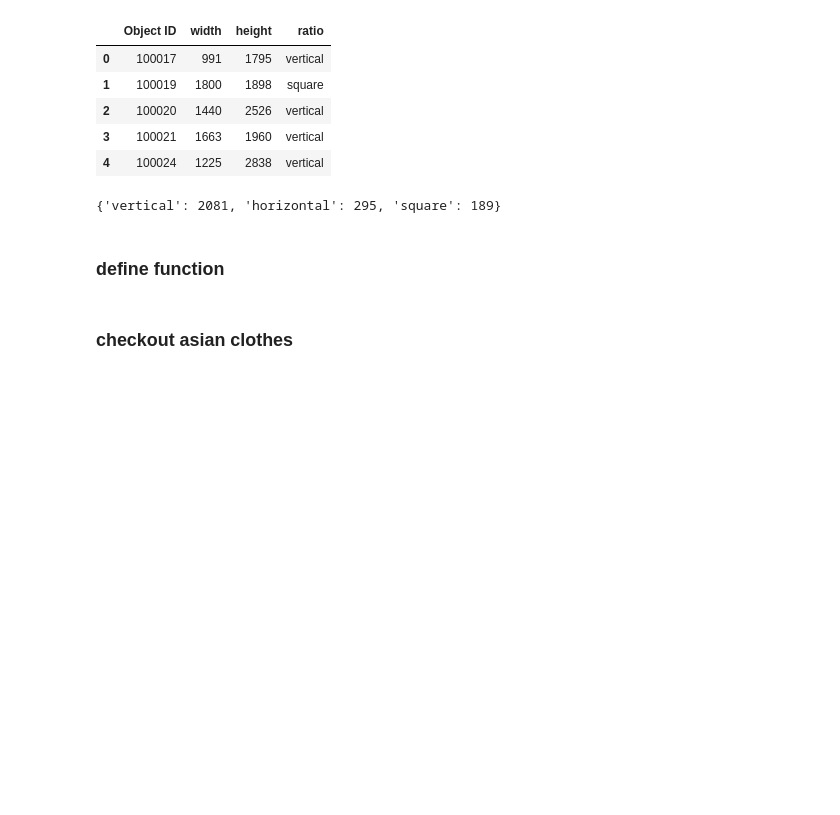
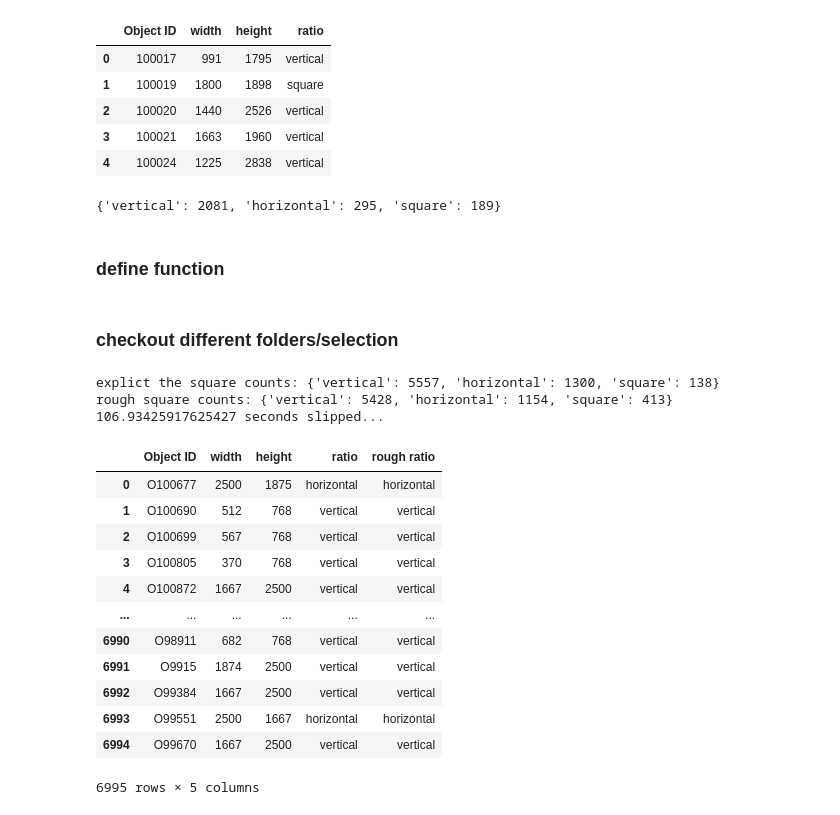
Before and after one commit to vivyhasadream/vintage_clothes_generator, a Jupyter notebook: 3 Folder Management.ipynb, the cells around one changed output. Cells and saved outputs as stored; diff of their text form; code cells hidden in the pictures; blank space fills up the shorter version.

```diff
--- a/3 Folder Management.ipynb
+++ b/3 Folder Management.ipynb
@@ -171,4 +175,26 @@ def dimension_df(directory):
 
     return df_dim
-# %% [markdown]
-### checkout asian clothes
+# %% [markdown]
+### checkout different folders/selection
+# %%
+# VA museum, selected keywords
+dimension_df('clean image/VA_sel')
+
+# mostly vertical
+# %% [output]
+explict the square counts: {'vertical': 5557, 'horizontal': 1300, 'square': 138}
+rough square counts: {'vertical': 5428, 'horizontal': 1154, 'square': 413}
+106.93425917625427 seconds slipped...
+|  | Object ID | width | height | ratio | rough ratio |
+| 0 | O100677 | 2500 | 1875 | horizontal | horizontal |
+| 1 | O100690 | 512 | 768 | vertical | vertical |
+| 2 | O100699 | 567 | 768 | vertical | vertical |
+| 3 | O100805 | 370 | 768 | vertical | vertical |
+| 4 | O100872 | 1667 | 2500 | vertical | vertical |
+| ... | ... | ... | ... | ... | ... |
+| 6990 | O98911 | 682 | 768 | vertical | vertical |
+| 6991 | O9915 | 1874 | 2500 | vertical | vertical |
+| 6992 | O99384 | 1667 | 2500 | vertical | vertical |
+| 6993 | O99551 | 2500 | 1667 | horizontal | horizontal |
+| 6994 | O99670 | 1667 | 2500 | vertical | vertical |
+6995 rows × 5 columns
```
Also changed, not shown: parts of 27 cells of this notebook, 3 other files.
